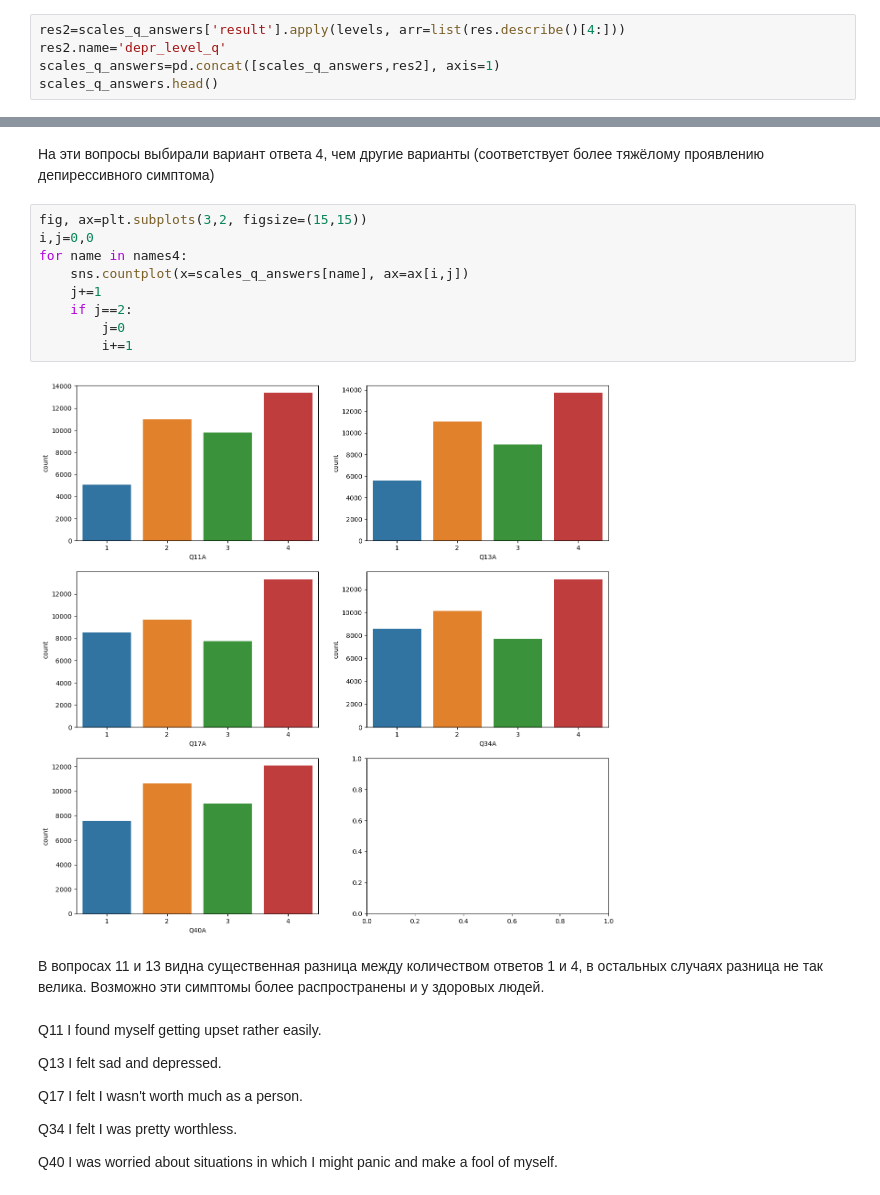
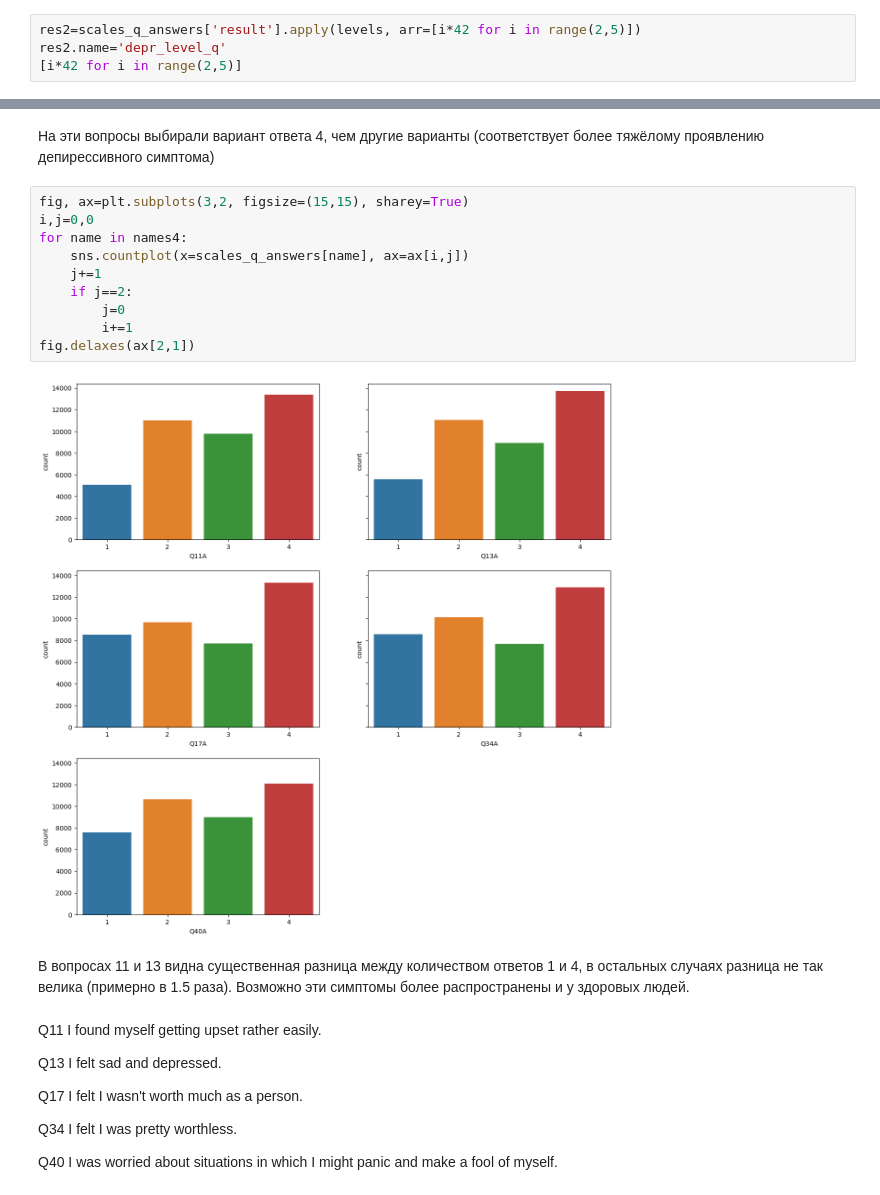
Before and after one commit to rrrin/mental-health, a Jupyter notebook: mental_research.ipynb, the cells around one changed output, grey strips where cells are left out. Saved outputs shown, nothing was run; the diff lists cells and outputs as text.

```diff
--- a/mental_research.ipynb
+++ b/mental_research.ipynb
@@ -598,8 +593,7 @@ def levels(x, arr):
             return arr.index(el)
     return 'error'
 # %%
-res2=scales_q_answers['result'].apply(levels, arr=list(res.describe()[4:]))
+res2=scales_q_answers['result'].apply(levels, arr=[i*42 for i in range(2,5)])
 res2.name='depr_level_q'
-scales_q_answers=pd.concat([scales_q_answers,res2], axis=1)
-scales_q_answers.head()
+[i*42 for i in range(2,5)]
 # %% [output]
@@ -621,18 +620,19 @@ names4
 # %% [markdown]
 На эти вопросы выбирали вариант ответа 4, чем другие варианты (соответствует более тяжёлому проявлению депирессивного симптома)
 # %%
-fig, ax=plt.subplots(3,2, figsize=(15,15))
+fig, ax=plt.subplots(3,2, figsize=(15,15), sharey=True)
 i,j=0,0
 for name in names4:
     sns.countplot(x=scales_q_answers[name], ax=ax[i,j])
     j+=1
     if j==2:
         j=0
         i+=1
+fig.delaxes(ax[2,1])
 # %% [output]
-[figure, old version]
+[figure, new version]
 # %% [markdown]
-В вопросах 11 и 13 видна существенная разница между количеством ответов 1 и 4, в остальных случаях разница не так велика. Возможно эти симптомы более распространены и у здоровых людей.
+В вопросах 11 и 13 видна существенная разница между количеством ответов 1 и 4, в остальных случаях разница не так велика (примерно в 1.5 раза). Возможно эти симптомы более распространены и у здоровых людей.
 # %% [markdown]
 Q11	I found myself getting upset rather easily.
 
```
Also changed, not shown: parts of 65 cells of this notebook.
